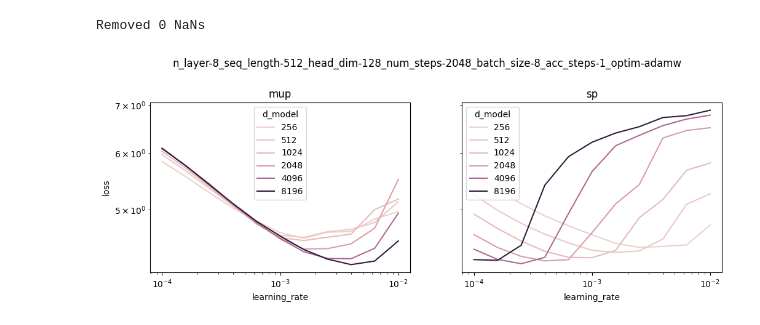
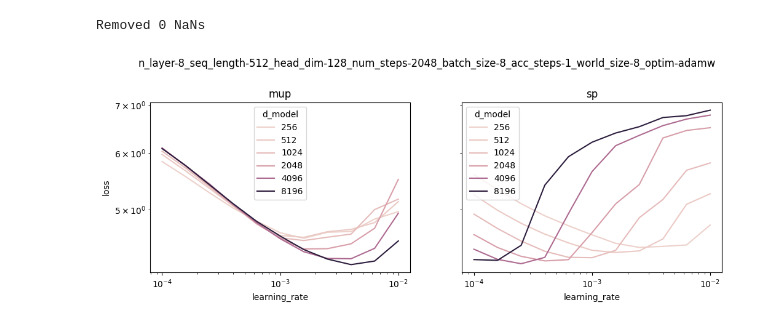
Before and after one commit to garrett361/fms-fsdp, a Jupyter notebook: fms_fsdp/mup/notebooks/sweeps.ipynb, the cells around one changed output. Saved outputs shown, nothing was run; the diff lists cells and outputs as text; code cells hidden in the pictures.

Commit message:
add world size to nb figs

```diff
--- a/fms_fsdp/mup/notebooks/sweeps.ipynb
+++ b/fms_fsdp/mup/notebooks/sweeps.ipynb
@@ -46,20 +46,20 @@ Removed 0 NaNs
 # %%
 fig, axs = plt.subplots(
  ncols=2, nrows=1, sharey=True, sharex=True, figsize=(6 * 2, 4 )
 )
 mup_plot =sns.lineplot(data=non_nan_results_df[non_nan_results_df.mup], x="learning_rate", y="loss", hue="d_model", ax=axs[0])
 axs[0].set_title("mup")
 no_mup_plot = sns.lineplot(data=non_nan_results_df[~non_nan_results_df.mup], x="learning_rate", y="loss", hue="d_model", ax=axs[1])
 axs[1].set_title("sp")
 mup_plot.set(xscale="log")
 mup_plot.set(yscale="log")
 no_mup_plot.set(xscale="log")
 no_mup_plot.set(yscale="log")
 
-suptitle = f'n_layer-{config.get("n_layer")}_seq_length-{config.get("seq_length")}_head_dim-{config.get("head_dim")}_num_steps-{config.get("num_steps")}_batch_size-{config.get("batch_size")}_acc_steps-{config.get("acc_steps",1)}_optim-{config.get("optim")}'
+suptitle = f'n_layer-{config.get("n_layer")}_seq_length-{config.get("seq_length")}_head_dim-{config.get("head_dim")}_num_steps-{config.get("num_steps")}_batch_size-{config.get("batch_size")}_acc_steps-{config.get("acc_steps",1)}_world_size-{config.get("world_size",1)}_optim-{config.get("optim")}'
 
 fig.suptitle(suptitle)
 fig.subplots_adjust(top=0.8)
 fig.savefig(suptitle + ".png", dpi=256, bbox_inches="tight")
 # %% [output]
-[figure, old version]
+[figure, new version]
```
Also changed, not shown: 2 other files.
